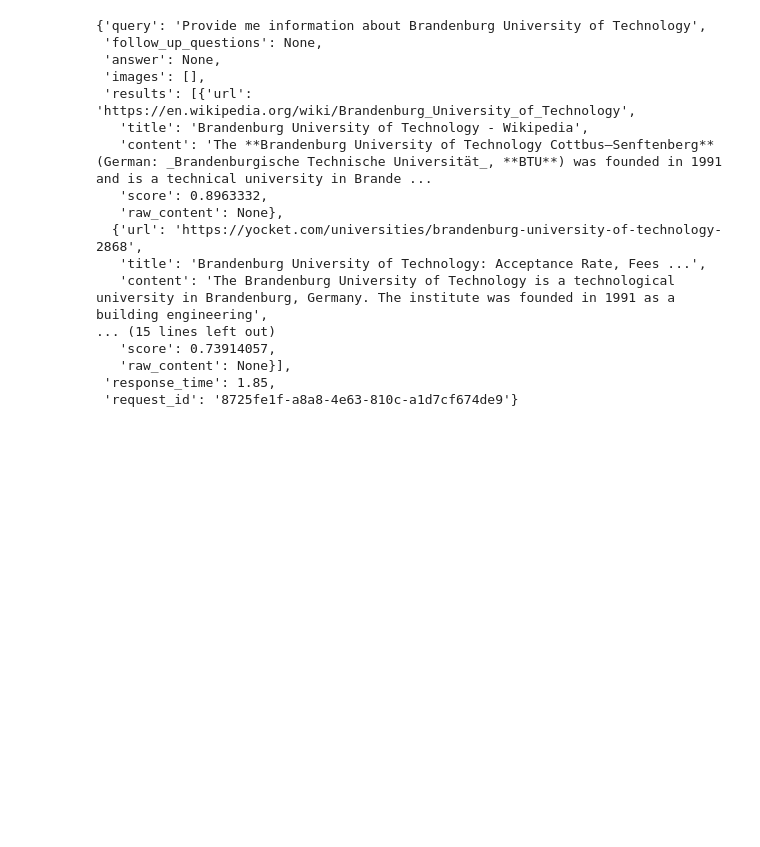
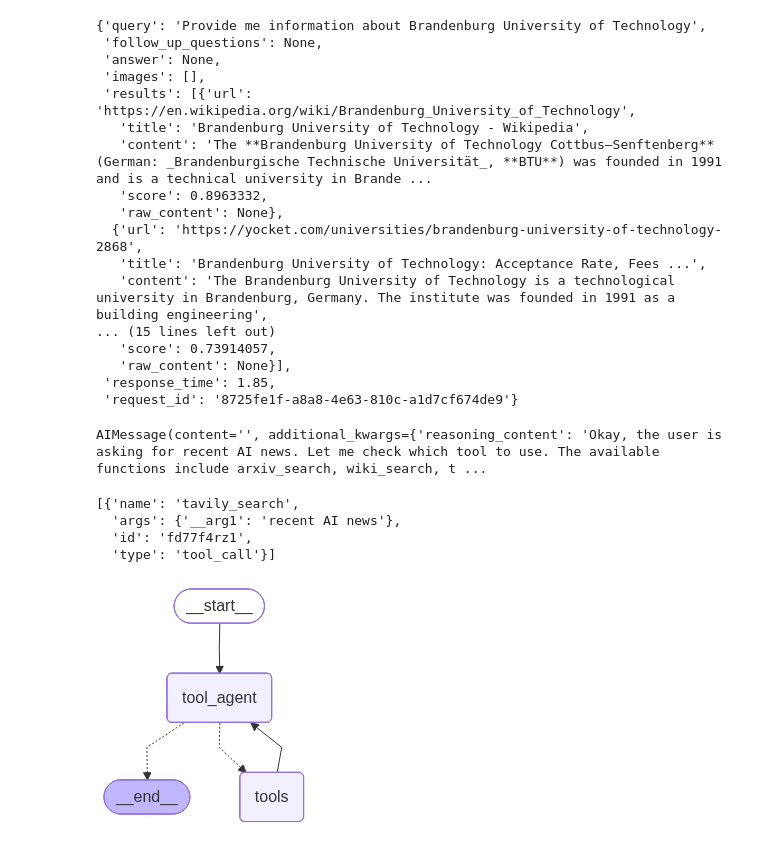
Before and after one commit to Ta-SeenJunaid/Agentic_AI_with_LangGraph_Langchain, a Jupyter notebook: Langgraph_components/re_act_agents.ipynb, the cells around one changed output. Cells and saved outputs as stored; diff of their text form; code cells hidden in the pictures; blank space fills up the shorter version.

Commit message:
React agent

```diff
--- a/Langgraph_components/re_act_agents.ipynb
+++ b/Langgraph_components/re_act_agents.ipynb
@@ -130,3 +130,45 @@ tools = [
 llm=ChatGroq(model="qwen/qwen3-32b")
 
 llm_with_tools = llm.bind_tools(tools)
+# %%
+from pprint import pprint
+from langchain_core.messages import AIMessage, HumanMessage
+llm_with_tools.invoke([HumanMessage(content=f"What is the recent AI News")])
+# %% [output]
+AIMessage(content='', additional_kwargs={'reasoning_content': 'Okay, the user is asking for recent AI news. Let me check which tool to use. The available functions include arxiv_search, wiki_search, t ...
+# %%
+llm_with_tools.invoke([HumanMessage(content=f"What is the recent AI News")]).tool_calls
+# %% [output]
+[{'name': 'tavily_search',
+  'args': {'__arg1': 'recent AI news'},
+  'id': 'fd77f4rz1',
+  'type': 'tool_call'}]
+# %%
+from typing_extensions import TypedDict
+from langchain_core.messages import AnyMessage
+from typing import Annotated
+from langgraph.graph.message import add_messages
+
+class State(TypedDict):
+    messages: Annotated[list[AnyMessage], add_messages]
+# %%
+from langgraph.graph import StateGraph, START
+from langgraph.prebuilt import ToolNode, tools_condition
+from IPython.display import display, Image
+
+def tool_agent(state: State):
+    return {"messages": [llm_with_tools.invoke(state["messages"])]}
+
+builder = StateGraph(State)
+builder.add_node("tool_agent", tool_agent)
+builder.add_node("tools", ToolNode(tools))
+
+builder.add_edge(START, "tool_agent")
+builder.add_conditional_edges("tool_agent", tools_condition)
+builder.add_edge("tools", "tool_agent")
+
+graph = builder.compile()
+
+display(Image(graph.get_graph().draw_mermaid_png()))
+# %% [output]
+[figure, added]
```
Also changed, not shown: parts of 1 cell of this notebook.
